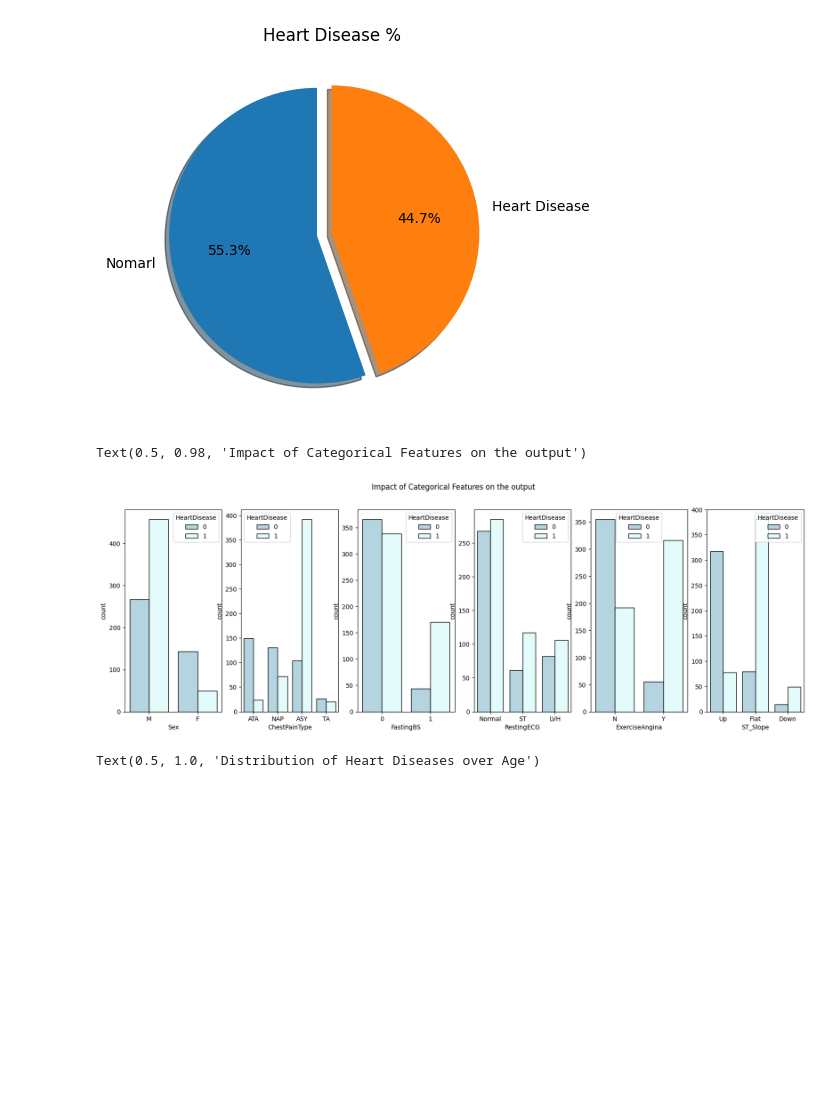
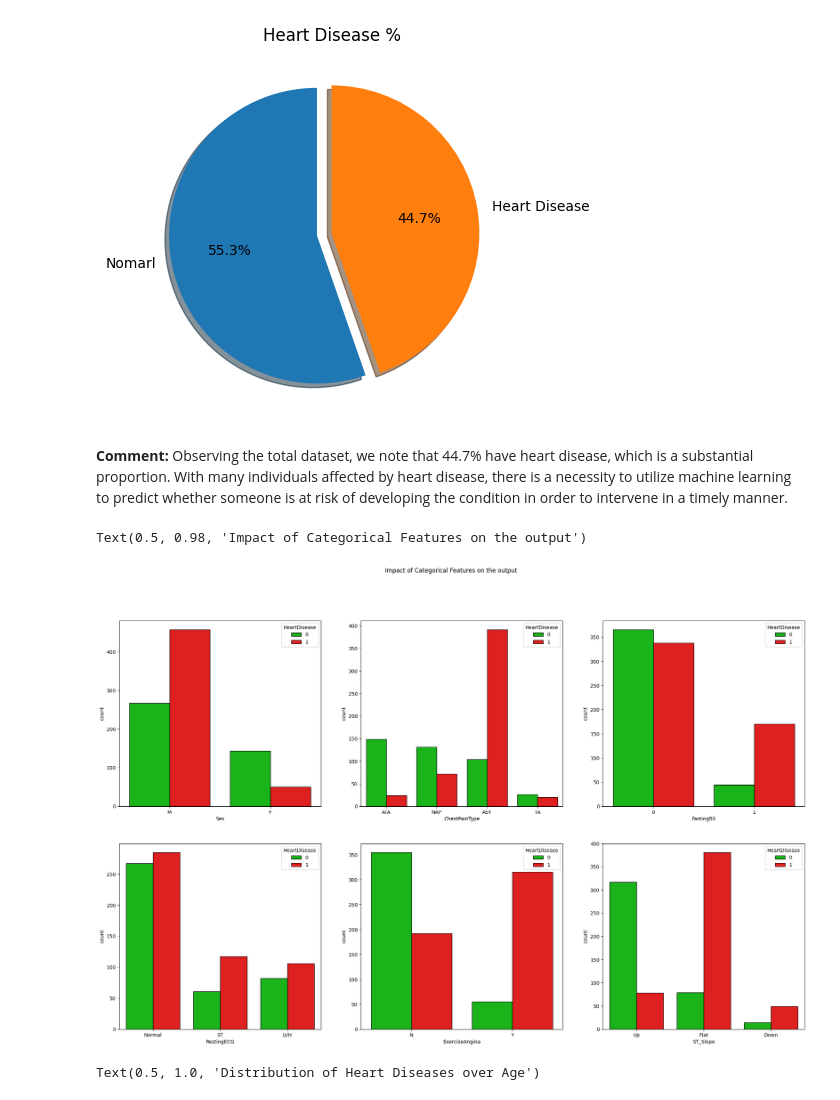
Before and after one commit to phamvutuyetanh/AI_Project, a Jupyter notebook: AI_Project.ipynb, the cells around one changed output. Cells and saved outputs as stored; diff of their text form; code cells hidden in the pictures; blank space fills up the shorter version.

```diff
--- a/AI_Project.ipynb
+++ b/AI_Project.ipynb
@@ -132,6 +138,9 @@ plt.pie( # Creating the pie chart
 plt.title('Heart Disease %'); # set title
 # %% [output]
 [figure]
+# %% [markdown]
+**Comment:**
+Observing the total dataset, we note that 44.7% have heart disease, which is a substantial proportion. With many individuals affected by heart disease, there is a necessity to utilize machine learning to predict whether someone is at risk of developing the condition in order to intervene in a timely manner.
 # %%
 numerical_values=df[['Age', 'RestingECG', 'Cholesterol', 'MaxHR', 'Oldpeak']]
 categorical_values=df[['Sex', 'ChestPainType','FastingBS', 'RestingECG', 'ExerciseAngina','ST_Slope', 'HeartDisease']]
@@ -141,16 +150,16 @@ numerical= list(numerical_values)
 # %%
 #Impact of Categorical Features on the output
 #Create the grid with 6 subgrids which lie on one row.
-fig, ax = plt.subplots(nrows = 1,ncols = 6,figsize = (20,6))
+fig, ax = plt.subplots(nrows = 2,ncols = 3,figsize = (25,15))
 
-color= ['#ADD8E6','#E0FFFF'] # Define the color
+color= ['#00CD00','#FF0000'] # Define the color
 for i in range(len(category) - 1):
-    plt.subplot(1,6,i+1)
+    plt.subplot(2,3,i+1)
     ax = sns.countplot(x=category[i], data = categorical_values,hue = "HeartDisease",palette = color,edgecolor = 'black')
 plt.suptitle('Impact of Categorical Features on the output')
 # %% [output]
 Text(0.5, 0.98, 'Impact of Categorical Features on the output')
-[figure, old version]
+[figure, new version]
 # %%
 sns.histplot(data = df ,x = 'Age', hue = 'HeartDisease')
 plt.title("Distribution of Heart Diseases over Age")
```
Also changed, not shown: parts of 2 cells of this notebook.
